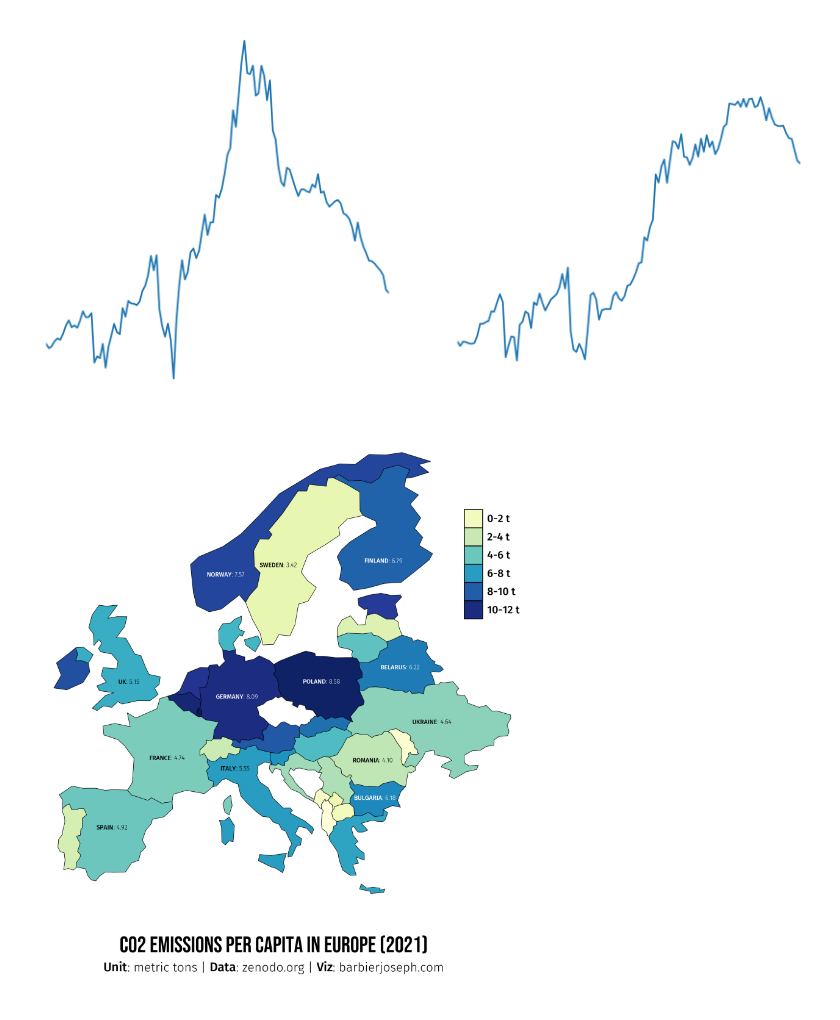
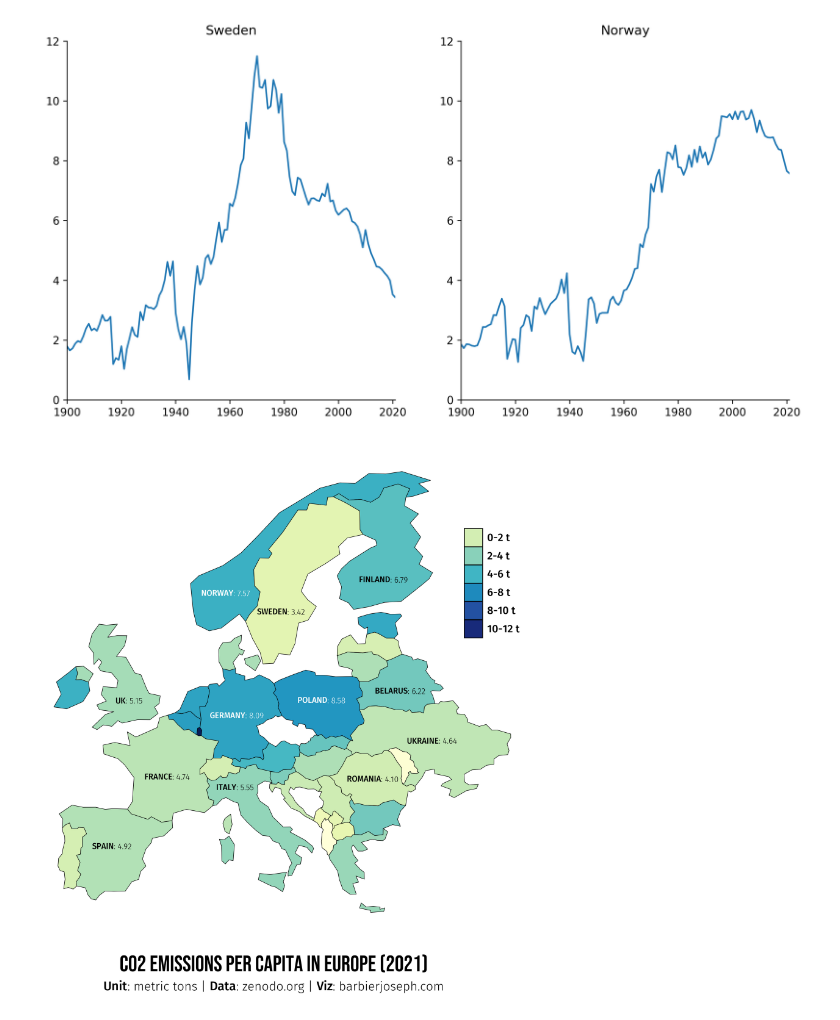
Before and after one commit to JosephBARBIERDARNAL/misc-dataviz, a Jupyter notebook: country-co2/code.ipynb, the cells around one changed output. Saved outputs shown, nothing was run; the diff lists cells and outputs as text; code cells hidden in the pictures.

```diff
--- a/country-co2/code.ipynb
+++ b/country-co2/code.ipynb
@@ -28,41 +28,43 @@ data.sample(3)
 # %%
 df = pd.read_csv('GCB2022v27_percapita_flat.csv')
 df = df[df['Year']>=1900]
 df = df[df['Country'].isin(data['country'].values)]
 df = df[['Country', 'Year', 'Total']]
 
 fig, axs = plt.subplots(ncols=2, figsize=(12,6),dpi=300)
 
 sweden = df[df['Country']=='Sweden']
 axs[0].plot(sweden['Year'], sweden['Total'])
-axs[0].set_axis_off()
+axs[0].spines[['top', 'right']].set_visible(False)
 axs[0].set_ylim(0,12)
 axs[0].set_xlim(1900,2021)
+axs[0].set_title('Sweden')
 
 norway = df[df['Country']=='Norway']
 axs[1].plot(norway['Year'], norway['Total'])
-axs[1].set_axis_off()
+axs[1].spines[['top', 'right']].set_visible(False)
 axs[1].set_ylim(0,12)
 axs[1].set_xlim(1900,2021)
+axs[1].set_title('Norway')
 
 plt.show()
 # %% [output]
-[figure, old version]
+[figure, new version]
 # %%
 # load the colormap
-cmap = load_cmap('YlGnBu', type='continuous', reverse=True)
+cmap = load_cmap('YlGnBu', type='continuous')
 background_color = 'white'
 text_color = 'black'
 
 # legend values
-value_ranges = [0, 2, 4, 6, 8, 10, 12]
+value_ranges = [2, 4, 6, 8, 10, 12, 14]
 labels = ['0-2 t', '2-4 t', '4-6 t', '6-8 t', '8-10 t', '10-12 t', '12+ t']
 def create_legend_elements(cmap, value_ranges, labels):
     legend_elements = []
     n = len(value_ranges)
     for i in range(n-1):
         value = (value_ranges[i] + value_ranges[i+1]) / 2 / value_ranges[-1]  # Normalize the value to [0, 1]
-        legend_elements.append(Patch(facecolor=cmap(1-value), label=labels[i]))
+        legend_elements.append(Patch(facecolor=cmap(value), label=labels[i]))
     return legend_elements
 legend_elements = create_legend_elements(cmap, value_ranges, labels)
 
@@ -77,7 +79,7 @@ fig, ax = plt.subplots(figsize=(10, 10), dpi=300)
 fig.set_facecolor(background_color)
 
 # create the plot
-data.plot(ax=ax, cmap=cmap, edgecolor='black', linewidth=0.5)
+data.plot(ax=ax, column='co2Capita', cmap=cmap, edgecolor='black', linewidth=0.5)
 
 # custom axis
 ax.set_xlim(-11, 41)
@@ -103,6 +105,7 @@ adjustments = {
     'Lithuania': (0, -0.6),
     'Finland': (0, -2),
     'Romania': (0, 0),
+    'Belarus': (0, -0.4),
     'Bulgaria': (0, 0),
     'Greece': (-1.2, -0.8),
     'Croatia': (0, -1),
@@ -122,7 +125,7 @@ adjustments = {
     'Hungary': (-0.3, -1),
     'Czechia': (0, -1),
     'Poland': (0, 0.2),
-    'Sweden': (-1.5, -0.5),
+    'Sweden': (-1.2, -2.8),
     'Denmark': (0, -1),
     'Netherlands': (0, 0),
     'United Kingdom': (1, -1.5),
@@ -137,7 +140,7 @@ countries_to_annotate = [
    'France', 'Italy', 'Romania', 'Poland',
    'Finland', 'Ukraine',
    'Spain', 'Germany',
-   'Sweden', 'United Kingdom', 'Bulgaria',
+   'Sweden', 'United Kingdom',
    'Belarus', 'Norway'
 ]
 for country in countries_to_annotate:
@@ -151,12 +154,12 @@ for country in countries_to_annotate:
    rate = data.loc[data['country'] == country, 'co2Capita'].values[0]
    if country=='United Kingdom':
       country = 'UK'
-   if rate > 6:
+   if rate > 7:
       color_text = 'white'
    else:
       color_text = text_color
    ax_text(
-      x=x, y=y, s=f"<{country.upper()}>: {rate:.2f}", fontsize=7, font=other_font, color=color_text,
+      x=x, y=y, s=f"<{country.upper()}>: {rate:.2f}", fontsize=9, font=other_font, color=color_text,
       ha='center', va='center', ax=ax, highlight_textprops=[{'font': other_bold_font}]
    )
 
@@ -177,4 +180,4 @@ fig_text(
 plt.savefig('map.png', dpi=300)
 plt.show()
 # %% [output]
-[figure, old version]
+[figure, new version]
```
Also changed, not shown: parts of 1 cell of this notebook, 3 other files.
